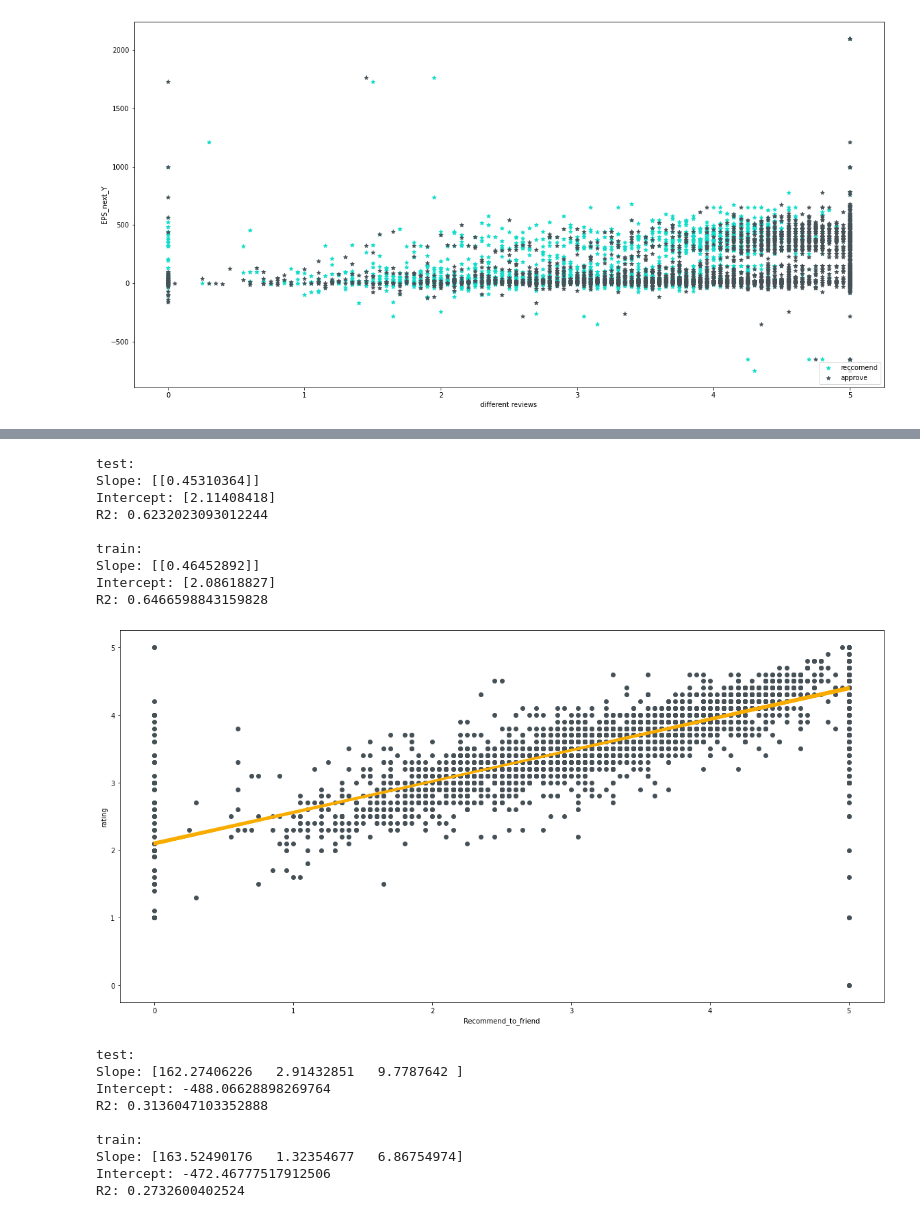
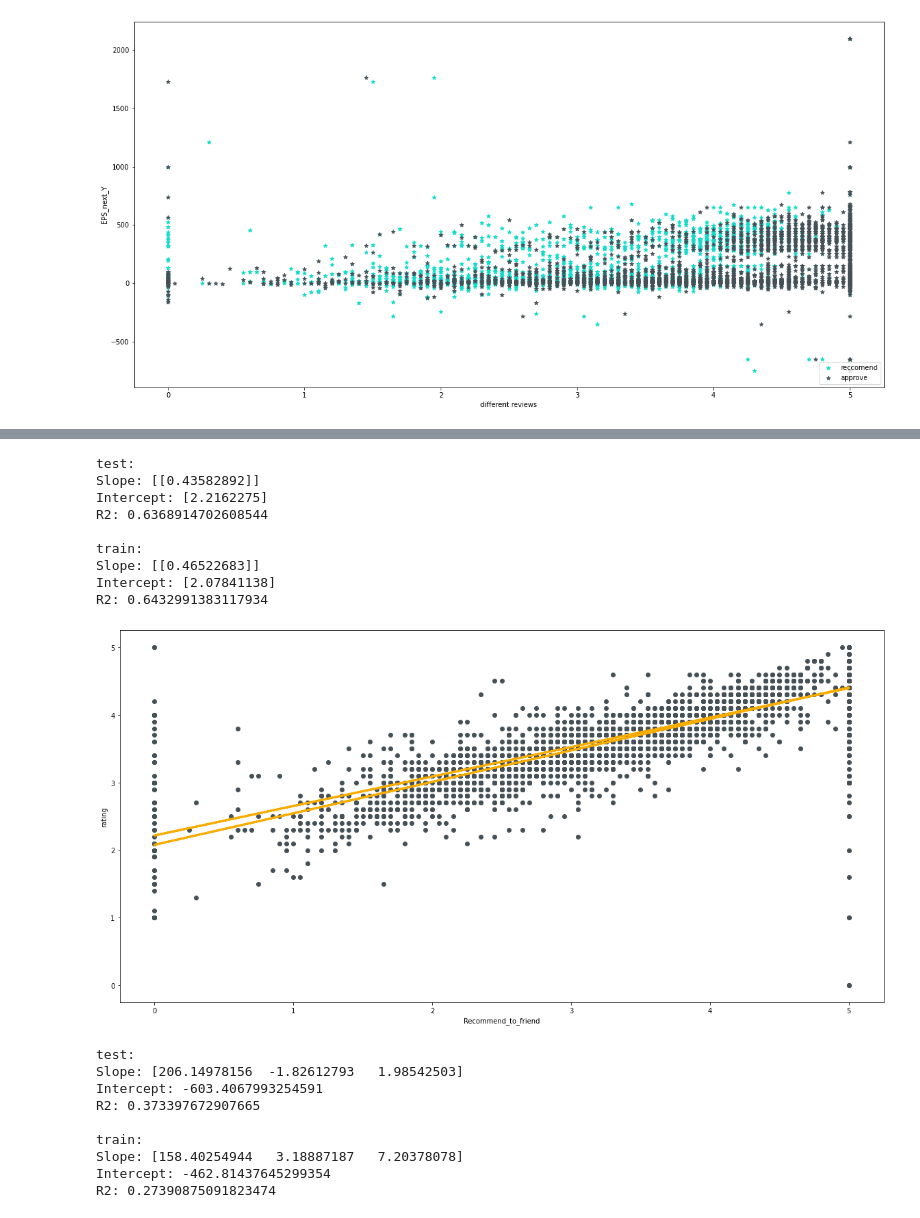
Before and after one commit to Einav980/DataSciencesHIT, a Jupyter notebook: LinearRegression.ipynb, the cells around one changed output, grey strips where cells are left out. Saved outputs shown, nothing was run; the diff lists cells and outputs as text; code cells hidden in the pictures.

```diff
--- a/LinearRegression.ipynb
+++ b/LinearRegression.ipynb
@@ -22,7 +25,6 @@ from matplotlib import cm
 # %%
 #load the csv file with numbers only
 dfML = pd.read_csv("DataFrame_final_ML.csv",index_col=0).copy()
-dfML.drop(['Unnamed: 0.1'], axis = 1 , inplace =True)
 # %%
 #drow scatter plot
 
@@ -313,47 +315,47 @@ x = dfML['Recommend_to_friend'].values.reshape(dfML['Recommend_to_friend'].shape
 y = dfML['rating'].values.reshape(dfML['rating'].shape[0],1)
 
 #tests for model
-X_train, X_test, y_train, y_test = split_to_train_and_test(x, y, 0.2, 41)
+X_train, X_test, y_train, y_test = train_test_split(x, y,test_size=0.1, random_state=41)
 
 lr1.fit(X=X_test, y=y_test)
 
 plt.scatter(X_test, y_test,  color='#465157')
 plt.plot(X_test, lr1.predict(X_test), color='#f9ac00', linewidth=3)
 
 #validation of data test
 print ("test:")
 print("Slope:",lr1.coef_)
 print("Intercept:",lr1.intercept_)
 print("R2:",lr1.score(X_test,y_test))
 
 
 #run model
 lr1.fit(X=X_train, y=y_train)
 
 plt.scatter(X_train, y_train,  color='#465157')
 plt.plot(X_train, lr1.predict(X_train), color='#f9ac00', linewidth=3)
 
 
 #validation of data
 print ("\ntrain:")
 print("Slope:",lr1.coef_)
 print("Intercept:",lr1.intercept_)
 print("R2:",lr1.score(X_train,y_train))
 
 plt.xlabel('Recommend_to_friend')
 plt.ylabel('rating')
 plt.show()
 # %% [output]
 test:
-Slope: [[0.45310364]]
-Intercept: [2.11408418]
-R2: 0.6232023093012244
+Slope: [[0.43582892]]
+Intercept: [2.2162275]
+R2: 0.6368914702608544
 
 train:
-Slope: [[0.46452892]]
-Intercept: [2.08618827]
-R2: 0.6466598843159828
+Slope: [[0.46522683]]
+Intercept: [2.07841138]
+R2: 0.6432991383117934
-[figure, old version]
+[figure, new version]
 # %%
 #3 dination machine learning
 
@@ -365,7 +367,7 @@ y = dfML['EPS_next_Y']
 
 
 #tests for model
-X_train, X_test, y_train, y_test = split_to_train_and_test(x, y, 0.2, 41)
+X_train, X_test, y_train, y_test = train_test_split(x, y,test_size=0.1, random_state=41)
 
 lr1.fit(X=X_test, y=y_test)
 
@@ -387,14 +389,14 @@ print("Intercept:",lr1.intercept_)
 print("R2:",lr1.score(X_train,y_train))
 # %% [output]
 test:
-Slope: [162.27406226   2.91432851   9.7787642 ]
-Intercept: -488.06628898269764
-R2: 0.3136047103352888
+Slope: [206.14978156  -1.82612793   1.98542503]
+Intercept: -603.4067993254591
+R2: 0.373397672907665
 
 train:
-Slope: [163.52490176   1.32354677   6.86754974]
-Intercept: -472.46777517912506
-R2: 0.2732600402524
+Slope: [158.40254944   3.18887187   7.20378078]
+Intercept: -462.81437645299354
+R2: 0.27390875091823474
 # %%
 print(dfML.corr())
 pd.plotting.scatter_matrix(dfML[['rating',"Recommend_to_friend","Approve_of_CEO", "EPS_next_Y"]], figsize=(10, 10), diagonal='kde')
```
Also changed, not shown: parts of 10 cells of this notebook, 8 other files.
